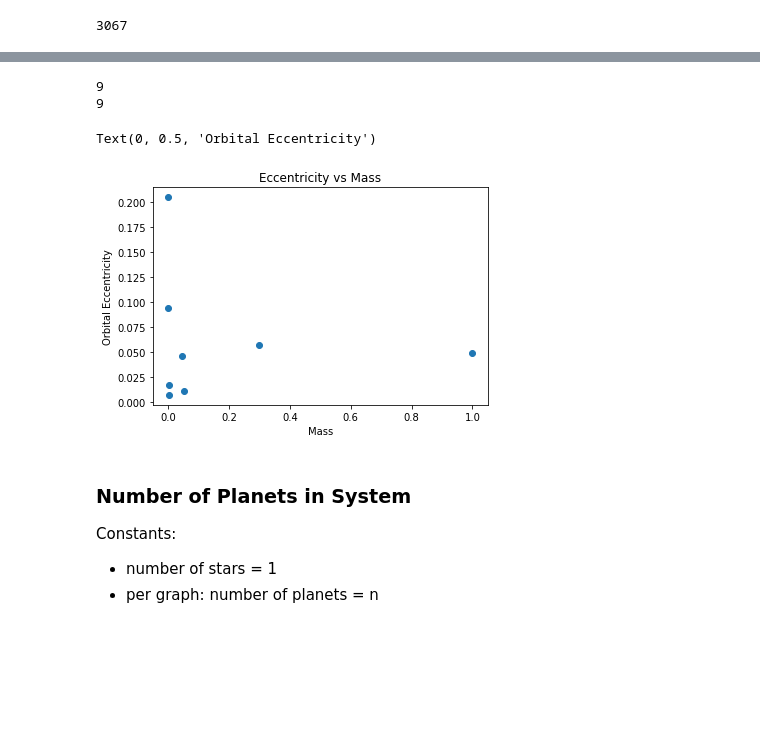
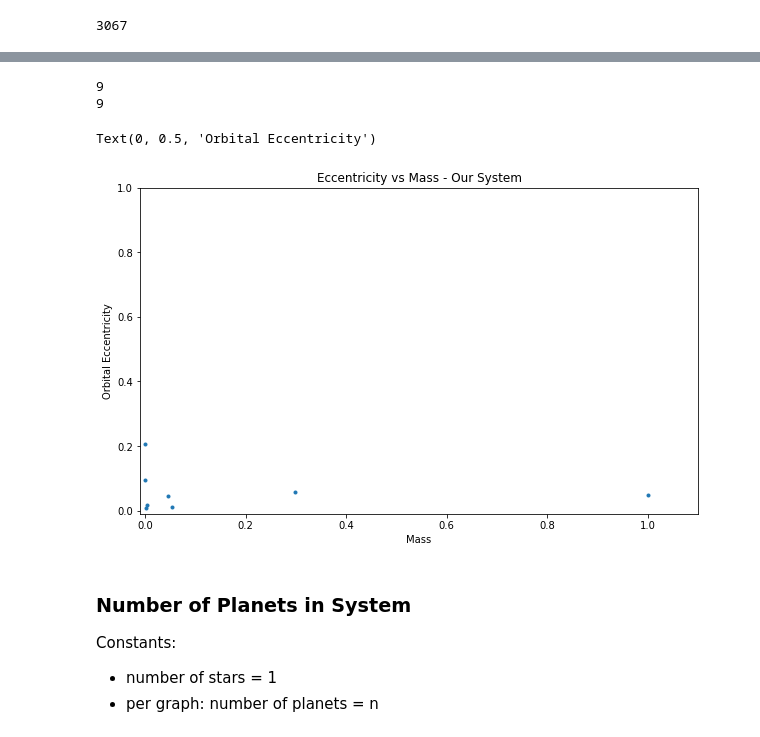
Before and after one commit to the-soph-ia/Astrophysics-EE, a Jupyter notebook: src/Graphing Scripts.ipynb, the cells around one changed output, grey strips where cells are left out. Saved outputs shown, nothing was run; the diff lists cells and outputs as text; code cells hidden in the pictures; blank space fills up the shorter version.

```diff
--- a/src/Graphing Scripts.ipynb
+++ b/src/Graphing Scripts.ipynb
@@ -172,38 +207,41 @@ Constsants:
 # %%
 import pandas as pd
 import os
 import numpy as np
 import matplotlib.pyplot as plt
 %matplotlib inline
 import math
 
 notebook_path = os.path.abspath("EE Graphs.ipynb")
 data_extd_csv = os.path.join(os.path.dirname(notebook_path), 'Data Files\\our_system.csv')
 
 '''formatting the csv file for pandas DataFrame'''
 ctable = pd.read_csv(data_extd_csv)
 
 '''see what the discovery method options are'''
 s = set([])
 for line in ctable.planet_name: s.add(line)
 print(len(s))
 print(len(ctable.planet_name))
 
 # plt.scatter(ctable.eccentricity, ctable.density)
-plt.scatter(ctable.mass_j, ctable.eccentricity)
-plt.title("Eccentricity vs Mass")
+plt.figure(figsize=(10,6))
+plt.ylim([-0.01,1])
+plt.xlim([-0.01,1.1])
+plt.scatter(ctable.mass_j, ctable.eccentricity,marker='.')
+plt.title("Eccentricity vs Mass - Our System")
 plt.xlabel("Mass")
 plt.ylabel("Orbital Eccentricity")
 # %% [output]
 9
 9
 Text(0, 0.5, 'Orbital Eccentricity')
-[figure, old version]
+[figure, new version]
-# %% [markdown]
-### Number of Planets in System
-Constants:
-- number of stars = 1
-- per graph: number of planets = n
+# %% [markdown]
+### Number of Planets in System
+Constants:
+- number of stars = 1
+- per graph: number of planets = n
 # %%
 '''Graphing ALL planet types if they are the sole planet in their system'''
 import matplotlib.pyplot as plt
```
Also changed, not shown: parts of 28 cells of this notebook.
